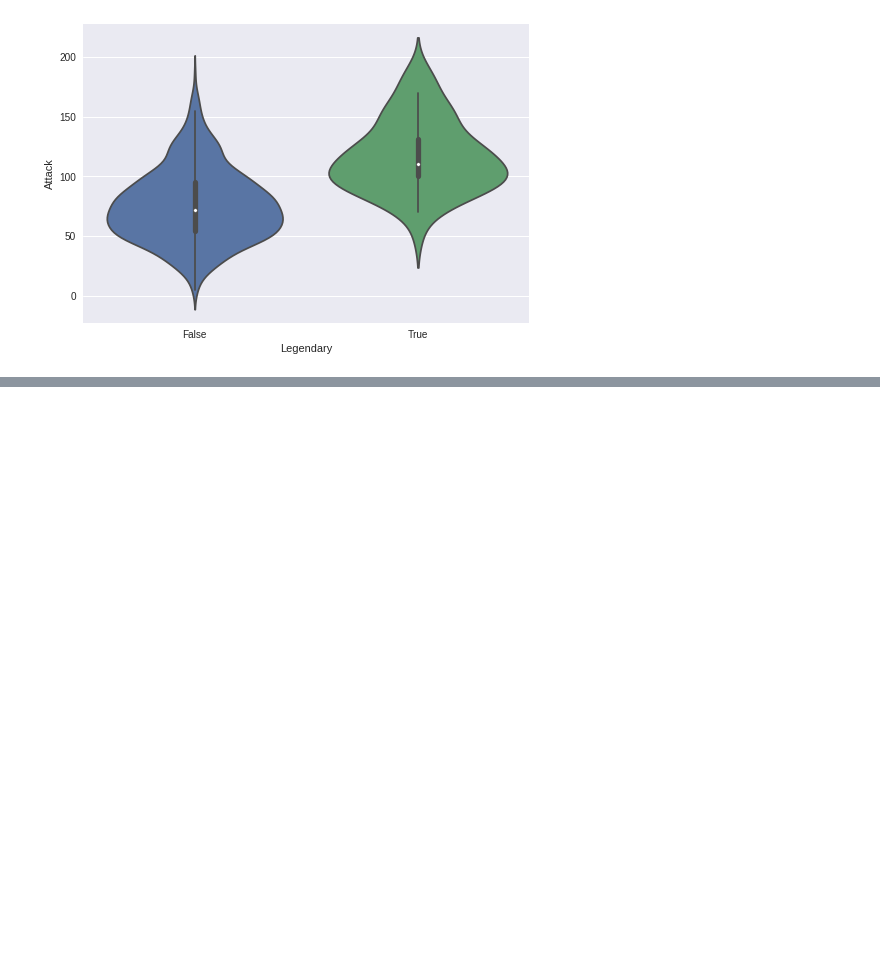
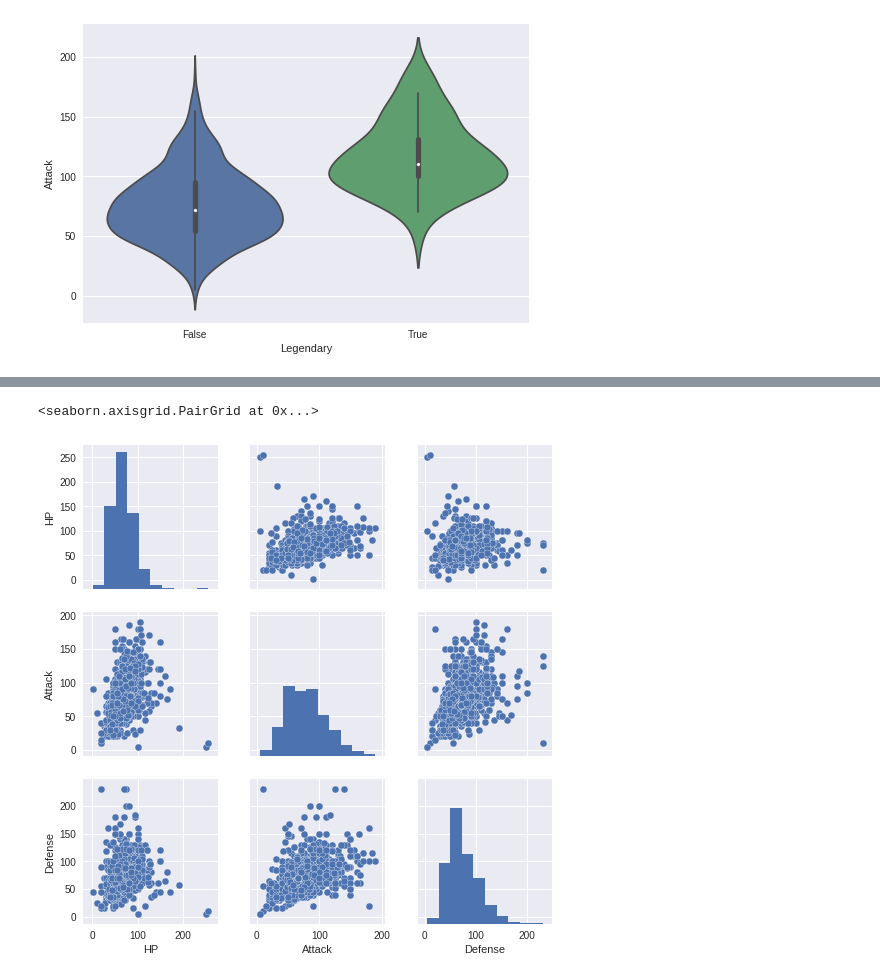
Before and after one commit to c-shekhar/EffectiveViz, a Jupyter notebook: nbs/exercises.ipynb, the cells around one changed output, grey strips where cells are left out. Saved outputs shown, nothing was run; the diff lists cells and outputs as text; code cells hidden in the pictures; blank space fills up the shorter version.

```diff
--- a/nbs/exercises.ipynb
+++ b/nbs/exercises.ipynb
@@ -60,0 +73,6 @@ sns.violinplot(x='Legendary',
+# %%
+df = pokemon_data[['HP','Attack','Defense']]
+sns.pairplot(df)
+# %% [output]
+<seaborn.axisgrid.PairGrid at 0x...>
+[figure, added]
```
Also changed, not shown: parts of 2 cells of this notebook, 1 other file.
